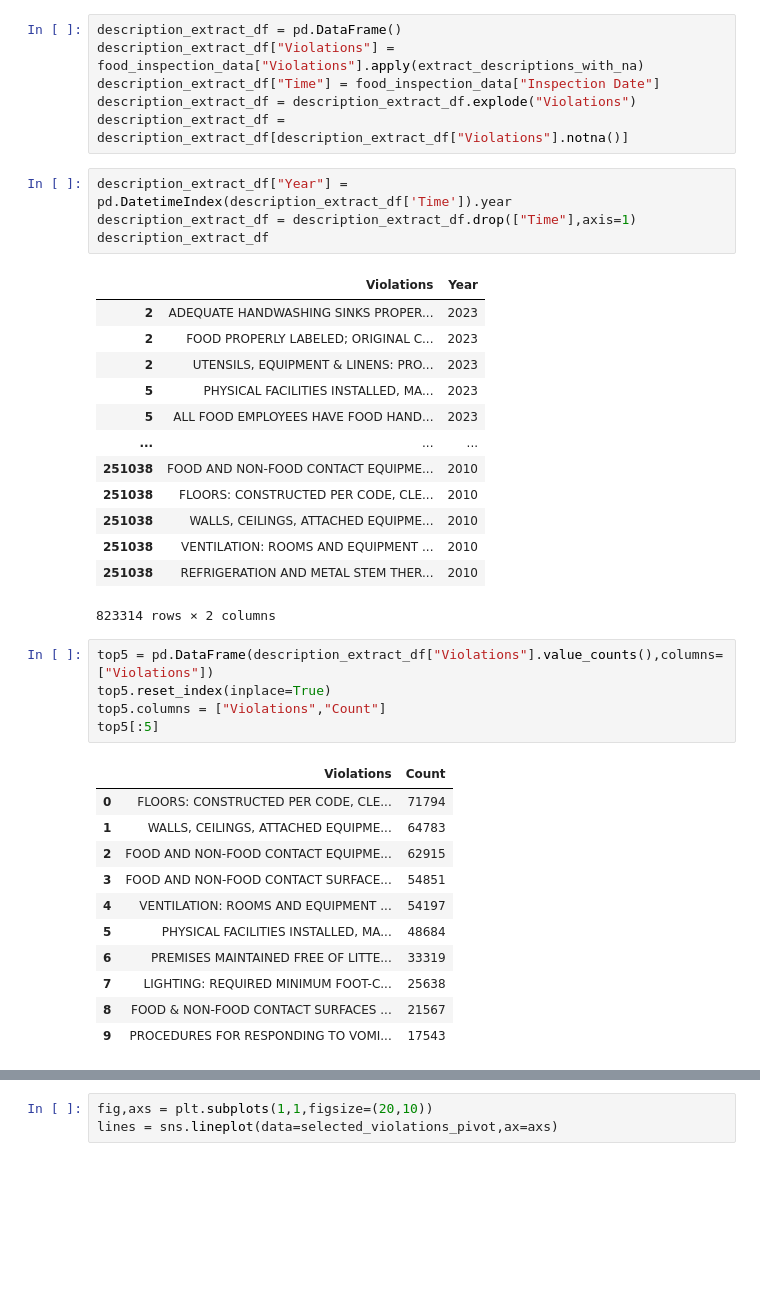
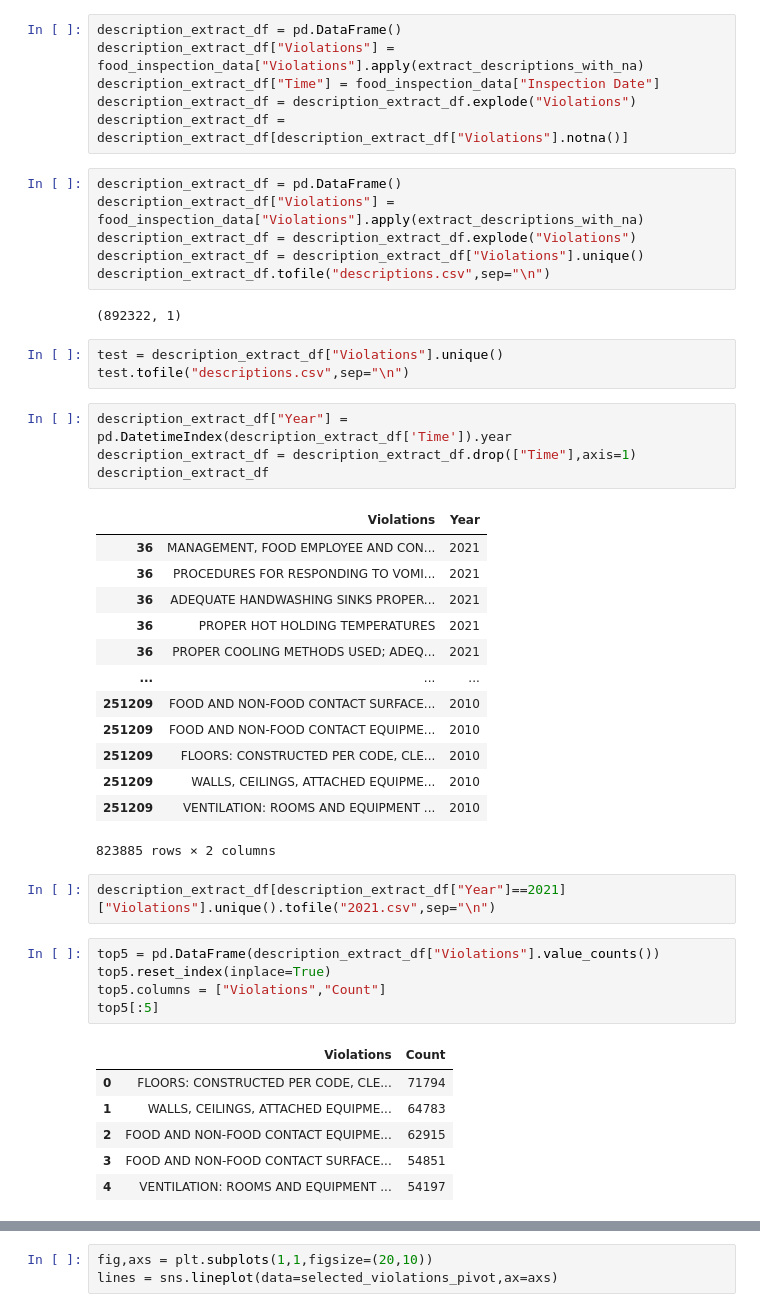
Before and after one commit to vishal-parameswaran/University-of-Chicago, a Jupyter notebook: Natural Language Processing and Cognitive Computing/Assignment 1/code/Assignment_1.ipynb, the cells around one changed output, grey strips where cells are left out. Cells and saved outputs as stored; diff of their text form; blank space fills up the shorter version.

```diff
--- a/Natural Language Processing and Cognitive Computing/Assignment 1/code/Assignment_1.ipynb
+++ b/Natural Language Processing and Cognitive Computing/Assignment 1/code/Assignment_1.ipynb
@@ -273,41 +215,49 @@ description_extract_df["Violations"] = food_inspection_data["Violations"].apply(
 description_extract_df["Time"] = food_inspection_data["Inspection Date"]
 description_extract_df = description_extract_df.explode("Violations")
 description_extract_df = description_extract_df[description_extract_df["Violations"].notna()]
+# %%
+description_extract_df = pd.DataFrame()
+description_extract_df["Violations"] = food_inspection_data["Violations"].apply(extract_descriptions_with_na)
+description_extract_df = description_extract_df.explode("Violations")
+description_extract_df = description_extract_df["Violations"].unique()
+description_extract_df.tofile("descriptions.csv",sep="\n")
+# %% [output]
+(892322, 1)
+# %%
+test = description_extract_df["Violations"].unique()
+test.tofile("descriptions.csv",sep="\n")
 # %%
 description_extract_df["Year"] = pd.DatetimeIndex(description_extract_df['Time']).year
 description_extract_df = description_extract_df.drop(["Time"],axis=1)
 description_extract_df
 # %% [output]
 |  | Violations | Year |
-| 2 | ADEQUATE HANDWASHING SINKS PROPER... | 2023 |
-| 2 | FOOD PROPERLY LABELED; ORIGINAL C... | 2023 |
-| 2 | UTENSILS, EQUIPMENT & LINENS: PRO... | 2023 |
-| 5 | PHYSICAL FACILITIES INSTALLED, MA... | 2023 |
-| 5 | ALL FOOD EMPLOYEES HAVE FOOD HAND... | 2023 |
+| 36 | MANAGEMENT, FOOD EMPLOYEE AND CON... | 2021 |
+| 36 | PROCEDURES FOR RESPONDING TO VOMI... | 2021 |
+| 36 | ADEQUATE HANDWASHING SINKS PROPER... | 2021 |
+| 36 | PROPER HOT HOLDING TEMPERATURES | 2021 |
+| 36 | PROPER COOLING METHODS USED; ADEQ... | 2021 |
 | ... | ... | ... |
-| 251038 | FOOD AND NON-FOOD CONTACT EQUIPME... | 2010 |
-| 251038 | FLOORS: CONSTRUCTED PER CODE, CLE... | 2010 |
-| 251038 | WALLS, CEILINGS, ATTACHED EQUIPME... | 2010 |
-| 251038 | VENTILATION: ROOMS AND EQUIPMENT ... | 2010 |
-| 251038 | REFRIGERATION AND METAL STEM THER... | 2010 |
+| 251209 | FOOD AND NON-FOOD CONTACT SURFACE... | 2010 |
+| 251209 | FOOD AND NON-FOOD CONTACT EQUIPME... | 2010 |
+| 251209 | FLOORS: CONSTRUCTED PER CODE, CLE... | 2010 |
+| 251209 | WALLS, CEILINGS, ATTACHED EQUIPME... | 2010 |
+| 251209 | VENTILATION: ROOMS AND EQUIPMENT ... | 2010 |
-823314 rows × 2 columns
+823885 rows × 2 columns
+# %%
+description_extract_df[description_extract_df["Year"]==2021]["Violations"].unique().tofile("2021.csv",sep="\n")
 # %%
-top5 = pd.DataFrame(description_extract_df["Violations"].value_counts(),columns=["Violations"])
+top5 = pd.DataFrame(description_extract_df["Violations"].value_counts())
 top5.reset_index(inplace=True)
 top5.columns = ["Violations","Count"]
 top5[:5]
 # %% [output]
 |  | Violations | Count |
 | 0 | FLOORS: CONSTRUCTED PER CODE, CLE... | 71794 |
 | 1 | WALLS, CEILINGS, ATTACHED EQUIPME... | 64783 |
 | 2 | FOOD AND NON-FOOD CONTACT EQUIPME... | 62915 |
 | 3 | FOOD AND NON-FOOD CONTACT SURFACE... | 54851 |
 | 4 | VENTILATION: ROOMS AND EQUIPMENT ... | 54197 |
-| 5 | PHYSICAL FACILITIES INSTALLED, MA... | 48684 |
-| 6 | PREMISES MAINTAINED FREE OF LITTE... | 33319 |
-| 7 | LIGHTING: REQUIRED MINIMUM FOOT-C... | 25638 |
-| 8 | FOOD & NON-FOOD CONTACT SURFACES ... | 21567 |
-| 9 | PROCEDURES FOR RESPONDING TO VOMI... | 17543 |
 # %%
 description_extract_agg = pd.DataFrame(description_extract_df.groupby(["Year","Violations"]).size())
 description_extract_agg.reset_index(inplace=True)
```
Also changed, not shown: parts of 33 cells of this notebook.
